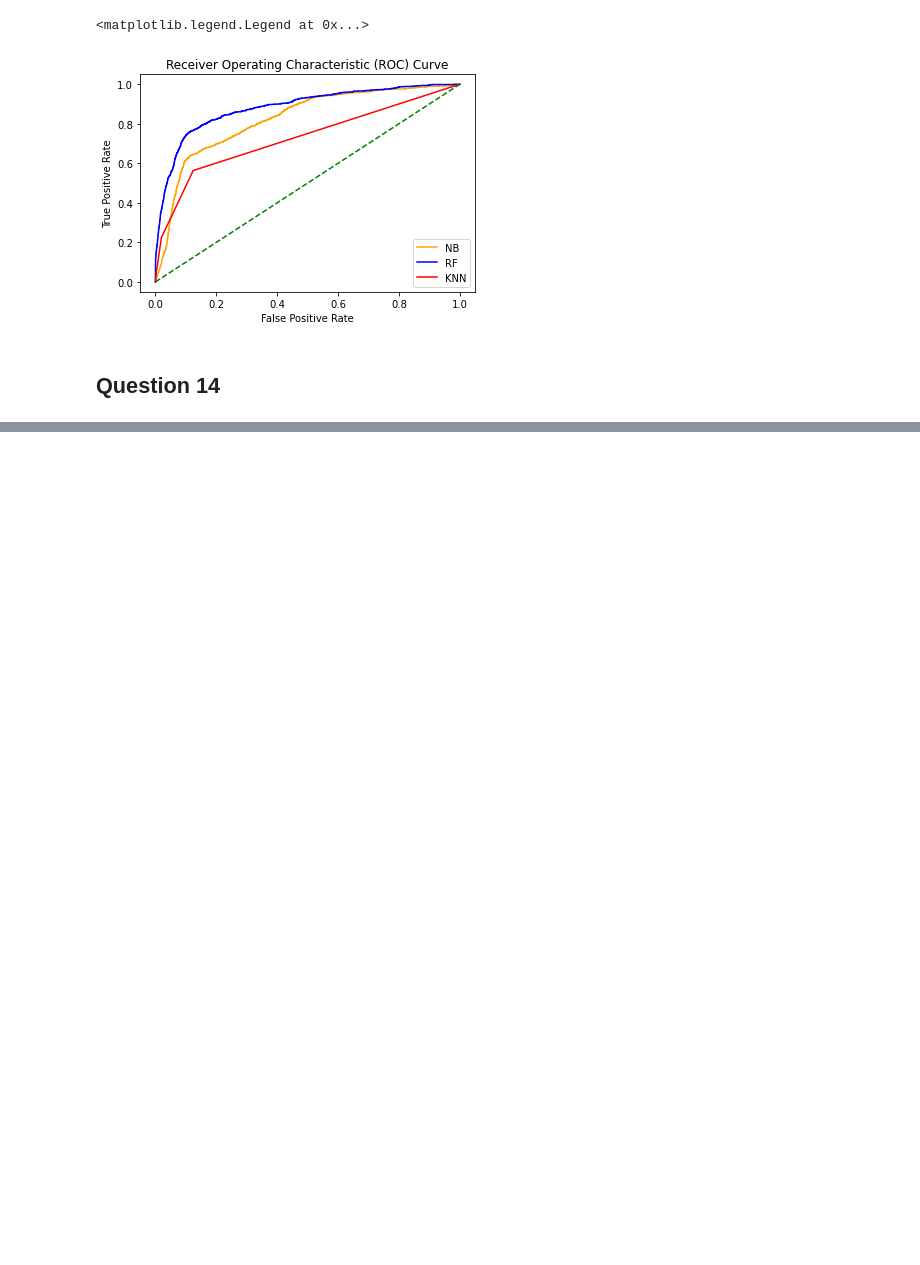
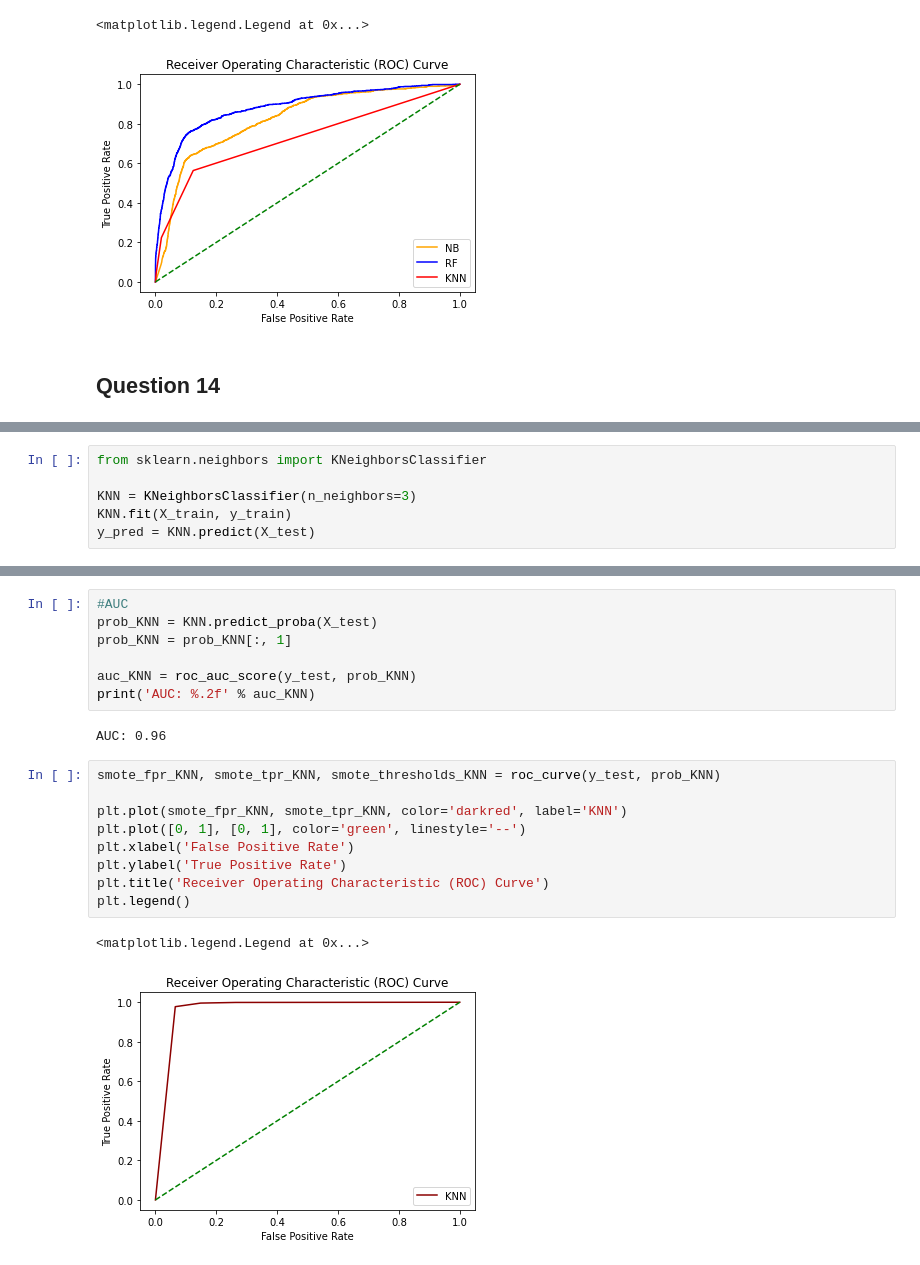
Before and after one commit to bashketchum02/Data-Mining-1, a Jupyter notebook: DataMining1.ipynb, the cells around one changed output, grey strips where cells are left out. Cells and saved outputs as stored; diff of their text form; blank space fills up the shorter version.

```diff
--- a/DataMining1.ipynb
+++ b/DataMining1.ipynb
@@ -701,0 +871,6 @@ plt.legend()
+# %%
+from sklearn.neighbors import KNeighborsClassifier
+
+KNN = KNeighborsClassifier(n_neighbors=3)
+KNN.fit(X_train, y_train)
+y_pred = KNN.predict(X_test)
@@ -701,0 +915,21 @@ plt.legend()
+# %%
+#AUC
+prob_KNN = KNN.predict_proba(X_test)
+prob_KNN = prob_KNN[:, 1]
+
+auc_KNN = roc_auc_score(y_test, prob_KNN)
+print('AUC: %.2f' % auc_KNN)
+# %% [output]
+AUC: 0.96
+# %%
+smote_fpr_KNN, smote_tpr_KNN, smote_thresholds_KNN = roc_curve(y_test, prob_KNN)
+
+plt.plot(smote_fpr_KNN, smote_tpr_KNN, color='darkred', label='KNN')
+plt.plot([0, 1], [0, 1], color='green', linestyle='--')
+plt.xlabel('False Positive Rate')
+plt.ylabel('True Positive Rate')
+plt.title('Receiver Operating Characteristic (ROC) Curve')
+plt.legend()
+# %% [output]
+<matplotlib.legend.Legend at 0x...>
+[figure, added]
```
Also changed, not shown: parts of 19 cells of this notebook.
